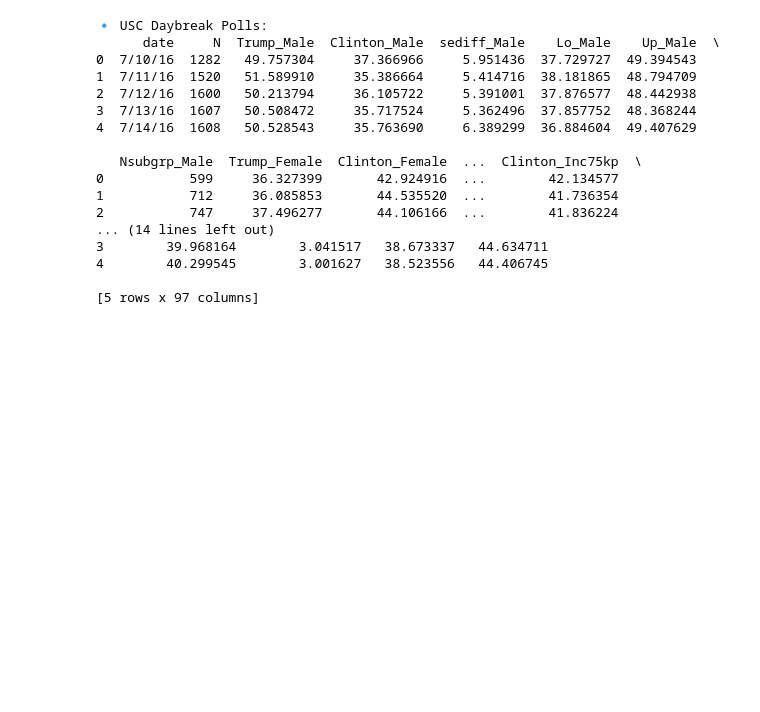
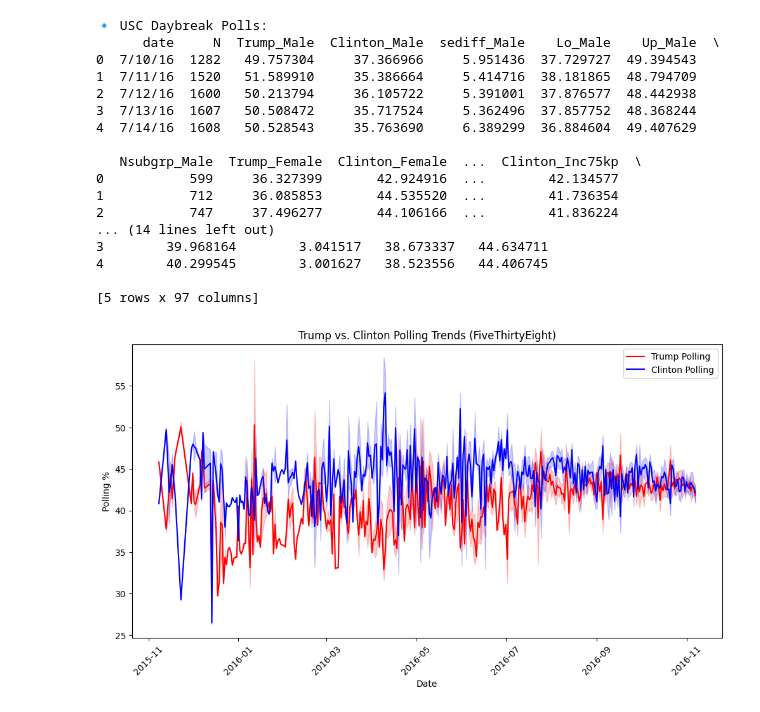
Before and after one commit to rsm-jil445/election_2016, a Jupyter notebook: Project_Notebook.ipynb, the cells around one changed output. Drawn from its saved outputs; the diff is of its cells as text; code cells hidden in the pictures; blank space fills up the shorter version.

```diff
--- a/Project_Notebook.ipynb
+++ b/Project_Notebook.ipynb
@@ -309,3 +309,30 @@ print(usc_polls.head())
 4        40.299545        3.001627   38.523556   44.406745
 
 [5 rows x 97 columns]
+# %%
+fivethirtyeight_polls['date'] = pd.to_datetime(fivethirtyeight_polls['enddate'])
+usc_polls['date'] = pd.to_datetime(usc_polls['date'], errors='coerce')
+
+usc_polls = usc_polls.dropna(subset=['date'])
+fivethirtyeight_polls = fivethirtyeight_polls.dropna(subset=['date'])
+# %%
+fivethirtyeight_polls_cleaned = fivethirtyeight_polls[['date', 'pollster', 'adjpoll_trump', 'adjpoll_clinton']]
+# %%
+plt.figure(figsize=(12,6))
+
+sns.lineplot(x=fivethirtyeight_polls_cleaned['date'],
+             y=fivethirtyeight_polls_cleaned['adjpoll_trump'],
+             label="Trump Polling", color='red')
+
+sns.lineplot(x=fivethirtyeight_polls_cleaned['date'],
+             y=fivethirtyeight_polls_cleaned['adjpoll_clinton'],
+             label="Clinton Polling", color='blue')
+
+plt.xlabel("Date")
+plt.ylabel("Polling %")
+plt.title("Trump vs. Clinton Polling Trends (FiveThirtyEight)")
+plt.legend()
+plt.xticks(rotation=45)
+plt.show()
+# %% [output]
+[figure, added]
```
